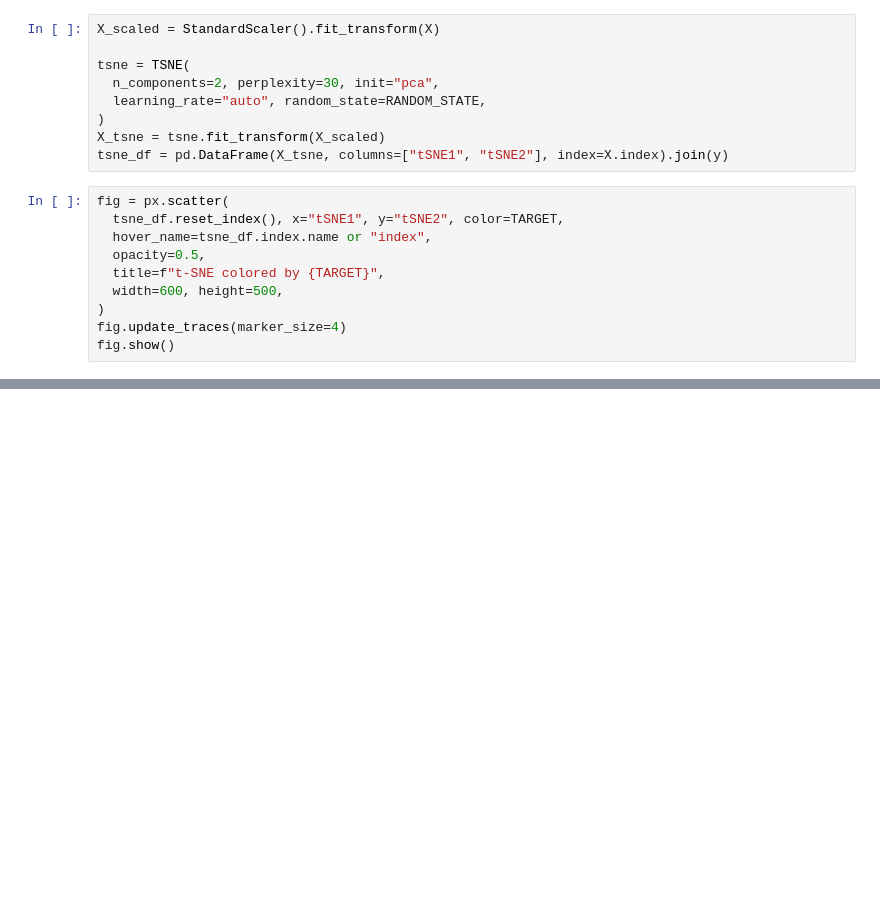
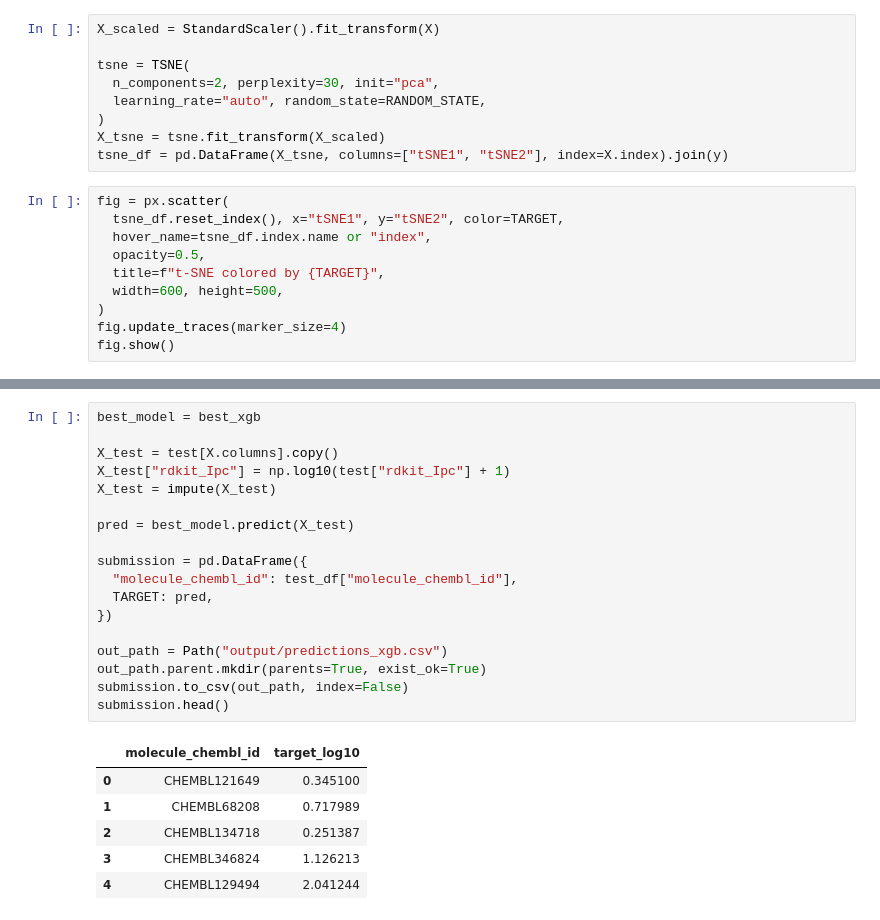
Before and after one commit to ALEGATOR1209/KSE_ML_for_bioinformatics, a Jupyter notebook: practicals/week5/Assignment5.ipynb, the cells around one changed output, grey strips where cells are left out. Drawn from its saved outputs; the diff is of its cells as text; blank space fills up the shorter version.

```diff
--- a/practicals/week5/Assignment5.ipynb
+++ b/practicals/week5/Assignment5.ipynb
@@ -245,0 +345,25 @@ fig.show()
+# %%
+best_model = best_xgb
+
+X_test = test[X.columns].copy()
+X_test["rdkit_Ipc"] = np.log10(test["rdkit_Ipc"] + 1)
+X_test = impute(X_test)
+
+pred = best_model.predict(X_test)
+
+submission = pd.DataFrame({
+  "molecule_chembl_id": test_df["molecule_chembl_id"],
+  TARGET: pred,
+})
+
+out_path = Path("output/predictions_xgb.csv")
+out_path.parent.mkdir(parents=True, exist_ok=True)
+submission.to_csv(out_path, index=False)
+submission.head()
+# %% [output]
+|  | molecule_chembl_id | target_log10 |
+| 0 | CHEMBL121649 | 0.345100 |
+| 1 | CHEMBL68208 | 0.717989 |
+| 2 | CHEMBL134718 | 0.251387 |
+| 3 | CHEMBL346824 | 1.126213 |
+| 4 | CHEMBL129494 | 2.041244 |
```
Also changed, not shown: parts of 7 cells of this notebook, 2 other files.
